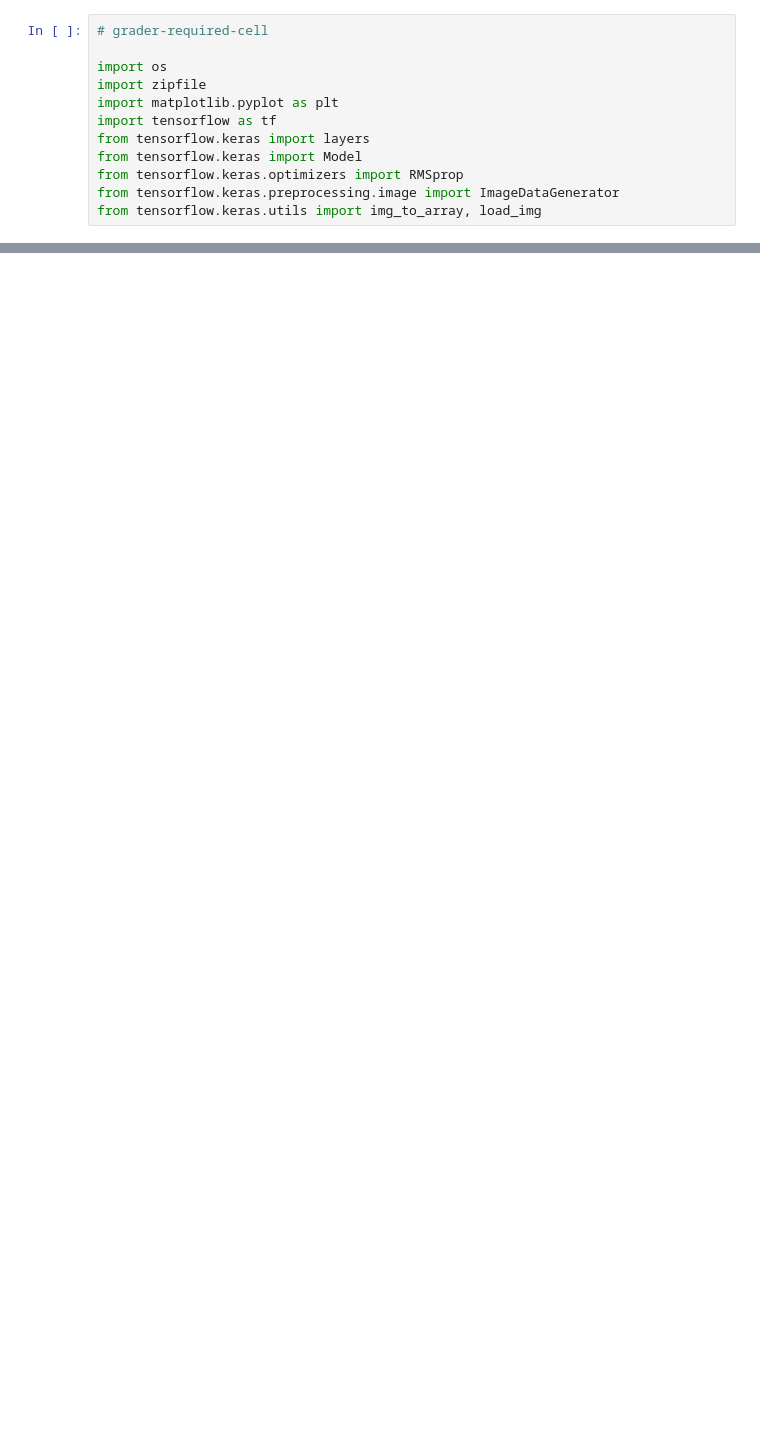
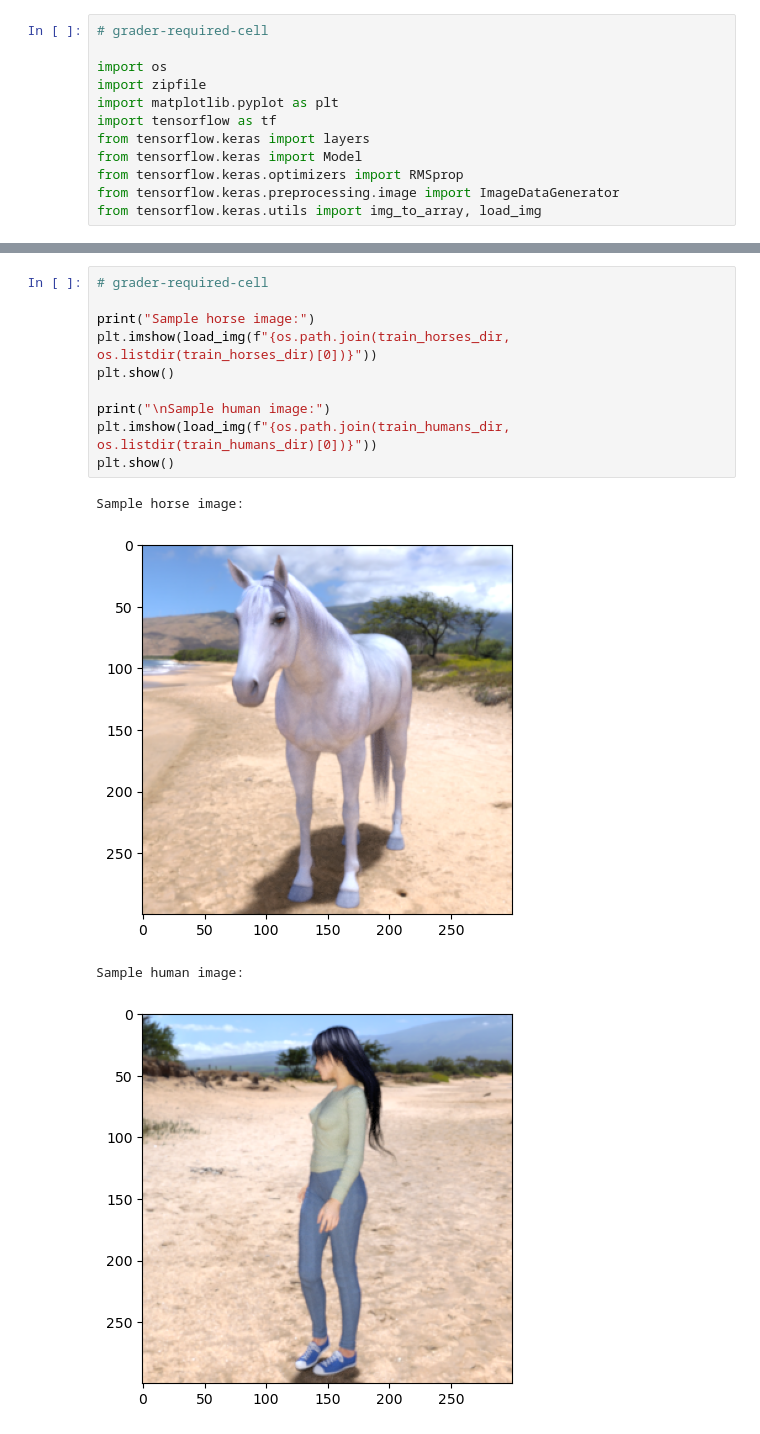
Before and after one commit to Rheyhan/DeepLearning.AI-TensorFlow-Developer, a Jupyter notebook: 2 Convolutional Neural Networks in TensorFlow/Week 3/1 Transfer Learning - Horses vs Humans.ipynb, the cells around one changed output, grey strips where cells are left out. Drawn from its saved outputs; the diff is of its cells as text; blank space fills up the shorter version.

```diff
--- a/2 Convolutional Neural Networks in TensorFlow/Week 3/1 Transfer Learning - Horses vs Humans.ipynb
+++ b/2 Convolutional Neural Networks in TensorFlow/Week 3/1 Transfer Learning - Horses vs Humans.ipynb
@@ -33,0 +42,15 @@ print(f"There are {len(os.listdir(validation_humans_dir))} images of humans for
+# %%
+# grader-required-cell
+
+print("Sample horse image:")
+plt.imshow(load_img(f"{os.path.join(train_horses_dir, os.listdir(train_horses_dir)[0])}"))
+plt.show()
+
+print("\nSample human image:")
+plt.imshow(load_img(f"{os.path.join(train_humans_dir, os.listdir(train_humans_dir)[0])}"))
+plt.show()
+# %% [output]
+Sample horse image:
+[figure, added]
+Sample human image:
+[figure, added]
```
Also changed, not shown: parts of 16 cells of this notebook, 1 other file.
